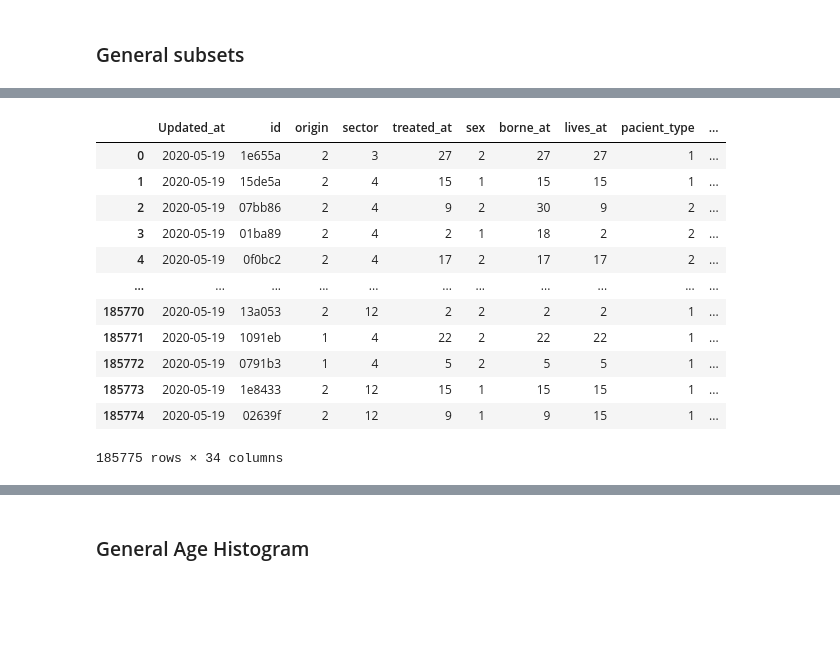
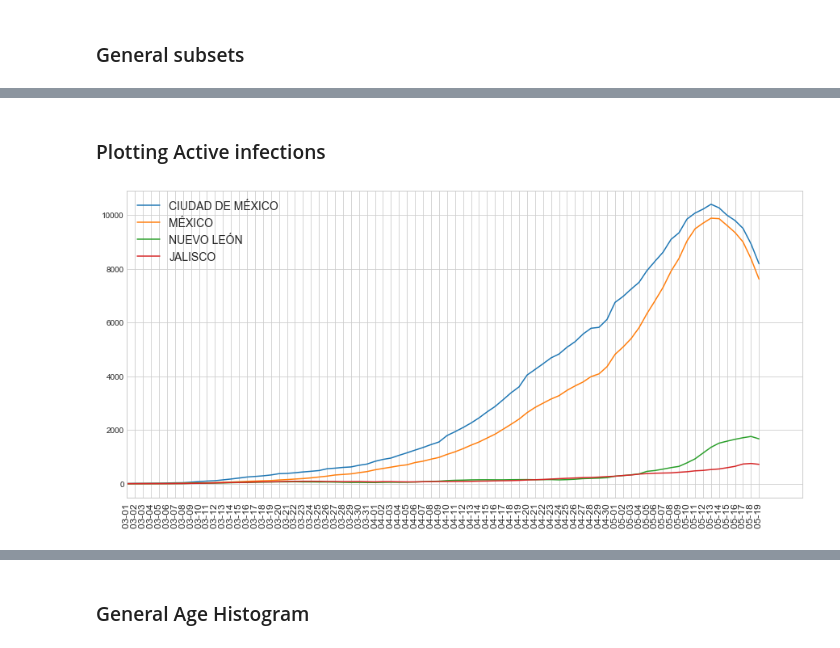
Before and after one commit to mesielepush/Covid19-Mexico-Data-Analysis-Jupyter-Notebook, a Jupyter notebook: MexicoCovidDescriptiveGeneral.ipynb, the cells around one changed output, grey strips where cells are left out. Saved outputs shown, nothing was run; the diff lists cells and outputs as text; code cells hidden in the pictures; blank space fills up the shorter version.

Commit message:
plotting and fixing active functions

```diff
--- a/MexicoCovidDescriptiveGeneral.ipynb
+++ b/MexicoCovidDescriptiveGeneral.ipynb
@@ -573,16 +394,35 @@ Timestamp('2020-01-01 00:00:00')
-# %%
-patient_data
-# %% [output]
-|  | Updated_at | id | origin | sector | treated_at | sex | borne_at | lives_at | pacient_type | ... |
-| 0 | 2020-05-19 | 1e655a | 2 | 3 | 27 | 2 | 27 | 27 | 1 | ... |
-| 1 | 2020-05-19 | 15de5a | 2 | 4 | 15 | 1 | 15 | 15 | 1 | ... |
-| 2 | 2020-05-19 | 07bb86 | 2 | 4 | 9 | 2 | 30 | 9 | 2 | ... |
-| 3 | 2020-05-19 | 01ba89 | 2 | 4 | 2 | 1 | 18 | 2 | 2 | ... |
-| 4 | 2020-05-19 | 0f0bc2 | 2 | 4 | 17 | 2 | 17 | 17 | 2 | ... |
-| ... | ... | ... | ... | ... | ... | ... | ... | ... | ... | ... |
-| 185770 | 2020-05-19 | 13a053 | 2 | 12 | 2 | 2 | 2 | 2 | 1 | ... |
-| 185771 | 2020-05-19 | 1091eb | 1 | 4 | 22 | 2 | 22 | 22 | 1 | ... |
-| 185772 | 2020-05-19 | 0791b3 | 1 | 4 | 5 | 2 | 5 | 5 | 1 | ... |
-| 185773 | 2020-05-19 | 1e8433 | 2 | 12 | 15 | 1 | 15 | 15 | 1 | ... |
-| 185774 | 2020-05-19 | 02639f | 2 | 12 | 9 | 1 | 9 | 15 | 1 | ... |
-185775 rows × 34 columns
+# %% [markdown]
+### Plotting Active infections
+# %%
+def plt_actives(data,names,trimx=0):
+    plt.rcParams["figure.figsize"] = (15,7)
+
+    first_day = min([min(x.index) for x in data])
+    last_day = max([max(x.index) for x in data])
+
+    new_index = pd.date_range(start=first_day, end=last_day)
+
+    for ind, dataframe in enumerate(data):
+        if len(dataframe) != len(new_index):
+            plt.plot([str(x)[5:11] for x in new_index],[0]*(len(new_index)-len(dataframe))+list(dataframe['cummulative']),label=names[ind])
+        else:
+            plt.plot([str(x)[5:11] for x in new_index],dataframe['cummulative'],label=names[ind])
+
+    plt.xticks(rotation=90, fontsize=12)
+    plt.xlim(trimx,)
+    plt.legend(fontsize=14)
+    plt.show();
+# %%
+max_min_states = get_max_to_min_names(patient_data,n=4,include_national=False)
+max_min_states = [patients_codes['states'][x] for x in max_min_states]
+
+plot_max_min = [get_cummulative_actives(patient_data,x,14) for x in max_min_states]
+
+min_max_states = get_min_to_max_names(patient_data,n=,include_national=False)
+min_max_states = [patients_codes['states'][x] for x in min_max_states]
+
+plot_min_max = [get_cummulative_actives(patient_data,x,14) for x in min_max_states]
+# %%
+plt_actives(plot_max_min,max_min_states,trimx=30)
+# %% [output]
+[figure, added]
```
Also changed, not shown: parts of 37 cells of this notebook, 1 other file.
